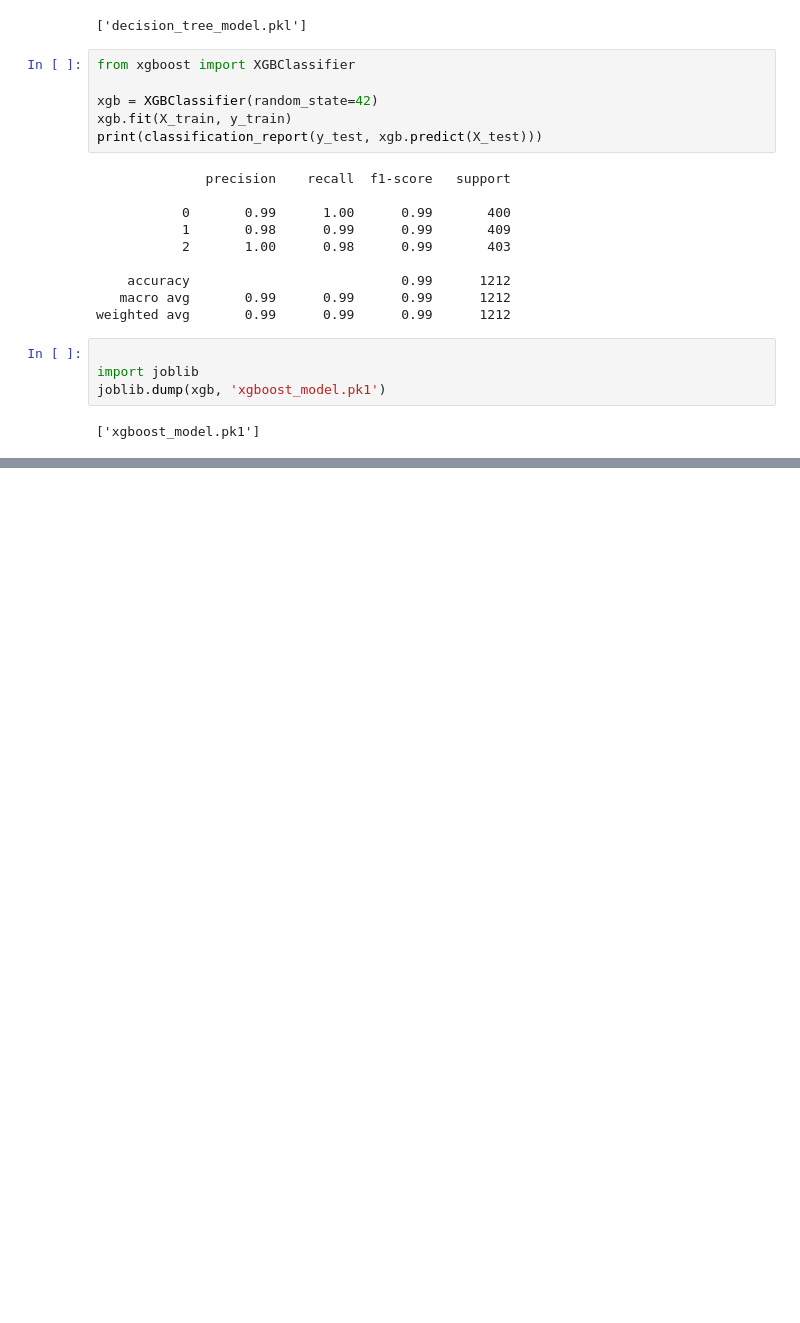
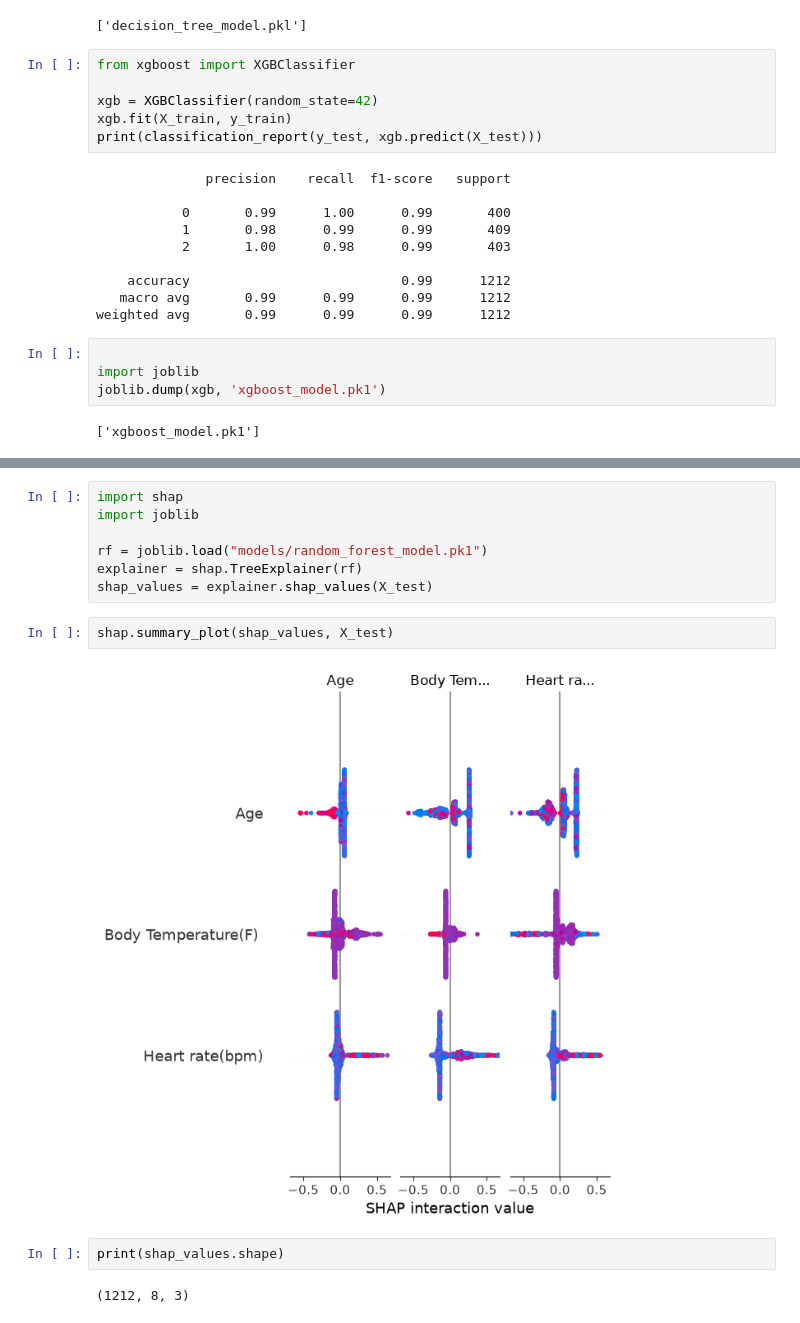
Before and after one commit to AIMHRA/aimhra-projectA, a Jupyter notebook: AIMODELS/modelrf.ipynb, the cells around one changed output, grey strips where cells are left out. Cells and saved outputs as stored; diff of their text form; blank space fills up the shorter version.

Commit message:
Add shap analysis

```diff
--- a/AIMODELS/modelrf.ipynb
+++ b/AIMODELS/modelrf.ipynb
@@ -112,0 +113,15 @@ print(os.listdir('.'))
+# %%
+import shap
+import joblib
+
+rf = joblib.load("models/random_forest_model.pk1")
+explainer = shap.TreeExplainer(rf)
+shap_values = explainer.shap_values(X_test)
+# %%
+shap.summary_plot(shap_values, X_test)
+# %% [output]
+[figure, added]
+# %%
+print(shap_values.shape)
+# %% [output]
+(1212, 8, 3)
```
Also changed, not shown: parts of 4 cells of this notebook, 8 other files.
